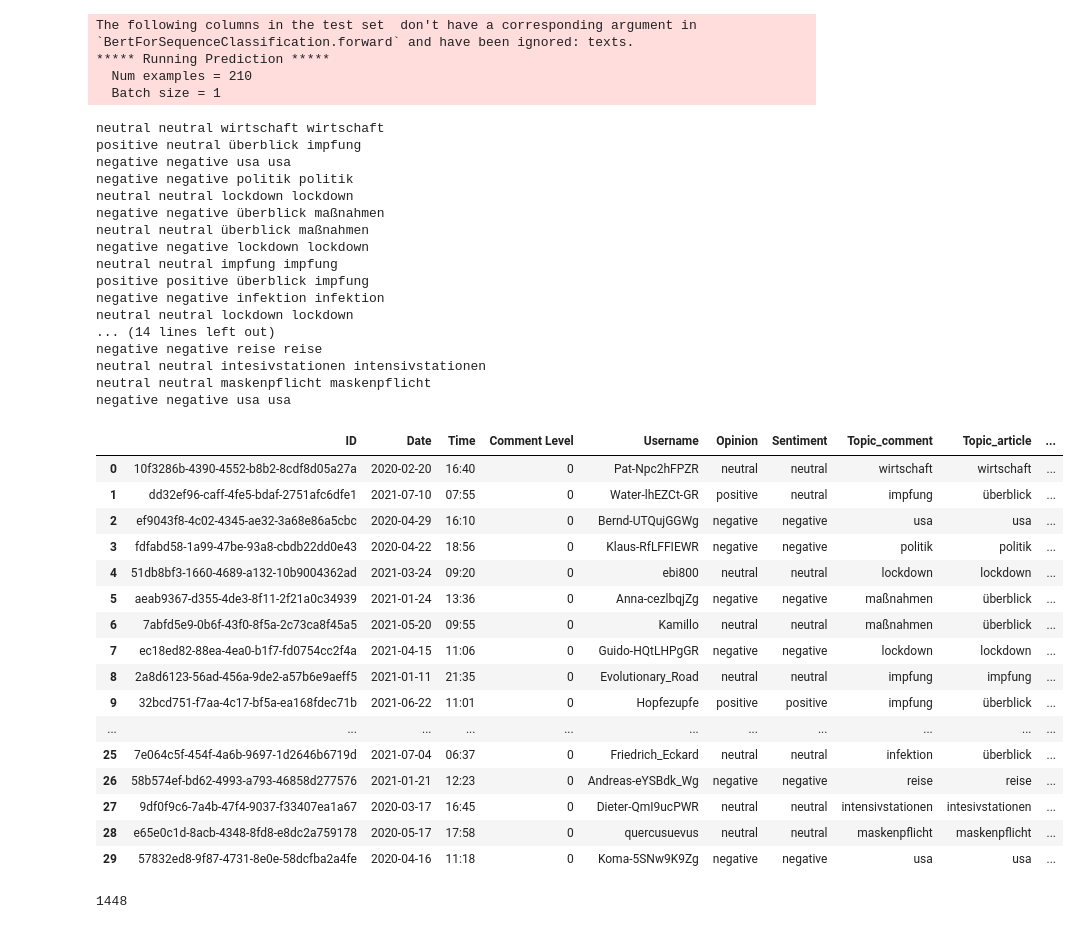
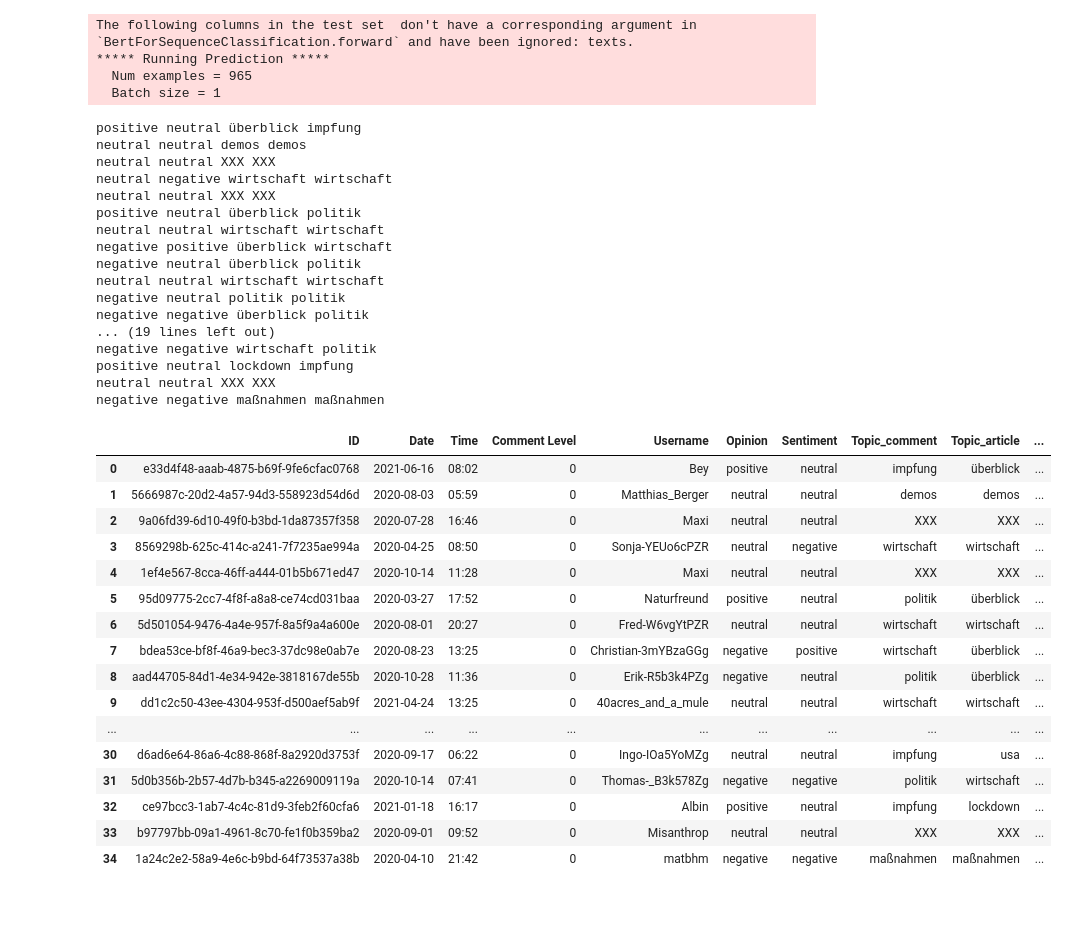
Before and after one commit to KirchnerS/Masterarbeit, a Jupyter notebook: active_learning.ipynb, the cells around one changed output. Saved outputs shown, nothing was run; the diff lists cells and outputs as text; code cells hidden in the pictures.

```diff
--- a/active_learning.ipynb
+++ b/active_learning.ipynb
@@ -69,7 +69,7 @@ def get_new_sample_active_learning(number_of_comments):
 
     ### Check if we already have active learned comments that we annotated
     if os.path.isfile('annotated_data/active_learning_comments.csv'):
-        progress_csv =pd.read_csv("annotated_data/active_learning_comments.csv",names=["ID", "Date", "Time", "Comment Level", "Username", "Opinion", "Sentiment", "topic_comment", "Topic_article", "Comment"], encoding="utf-8-sig", header=None)
+        progress_csv =pd.read_csv("annotated_data/active_learning_comments.csv",names=["ID", "Date", "Time", "Comment Level", "Username", "Opinion", "Sentiment", "topic_comment", "Topic_article", "Comment", "Method"], encoding="utf-8-sig", header=None)
 
 
     ### Stores comments as string that we already have in active learning csv
@@ -96,7 +96,7 @@ def get_new_sample_active_learning(number_of_comments):
     texte_ds= Dataset.from_dict(texte)
     tokenized_text = texte_ds.map(preprocess_function, batched=True)
     entropies = calculate_entropy(trainer.predict(tokenized_text).predictions)
-    indexes = torch.topk(entropies, int(number_of_comments/10)).indices
+    indexes = torch.topk(entropies, int(35)).indices
 
     # if os.path.isfile('annotated_data/active_learning_comments.csv'):
     #     progress_csv =pd.read_csv("annotated_data/active_learning_comments.csv",names=["ID", "Date", "Time", "Comment Level", "Username", "Opinion", "Sentiment", "topic_comment", "Topic_article", "Comment"], encoding="utf-8-sig", header=None)
@@ -144,6 +144,6 @@ def get_new_sample_active_learning(number_of_comments):
 # %%
 ### Takes n/10 comments with highest entropy from n pool of comments
 
-get_new_sample_active_learning(300)
+get_new_sample_active_learning(1000)
 # %% [output]
 |  | ID | Date | Time | Comment Level | Username | Opinion | Sentiment | topic_comment | Topic_article | ... |
@@ -166,42 +166,38 @@ get_new_sample_active_learning(300)
 The following columns in the test set  don't have a corresponding argument in `BertForSequenceClassification.forward` and have been ignored: texts.
 ***** Running Prediction *****
-  Num examples = 210
+  Num examples = 965
   Batch size = 1
+positive neutral überblick impfung
+neutral neutral demos demos
+neutral neutral XXX XXX
+neutral negative wirtschaft wirtschaft
+neutral neutral XXX XXX
+positive neutral überblick politik
 neutral neutral wirtschaft wirtschaft
-positive neutral überblick impfung
-negative negative usa usa
-negative negative politik politik
-neutral neutral lockdown lockdown
-negative negative überblick maßnahmen
-neutral neutral überblick maßnahmen
-negative negative lockdown lockdown
-neutral neutral impfung impfung
-positive positive überblick impfung
-negative negative infektion infektion
-neutral neutral lockdown lockdown
-... (14 lines left out)
-negative negative reise reise
-neutral neutral intesivstationen intensivstationen
-neutral neutral maskenpflicht maskenpflicht
-negative negative usa usa
+negative positive überblick wirtschaft
+negative neutral überblick politik
+neutral neutral wirtschaft wirtschaft
+negative neutral politik politik
+negative negative überblick politik
+... (19 lines left out)
+negative negative wirtschaft politik
+positive neutral lockdown impfung
+neutral neutral XXX XXX
+negative negative maßnahmen maßnahmen
 |  | ID | Date | Time | Comment Level | Username | Opinion | Sentiment | Topic_comment | Topic_article | ... |
-| 0 | 10f3286b-4390-4552-b8b2-8cdf8d05a27a | 2020-02-20 | 16:40 | 0 | Pat-Npc2hFPZR | neutral | neutral | wirtschaft | wirtschaft | ... |
-| 1 | dd32ef96-caff-4fe5-bdaf-2751afc6dfe1 | 2021-07-10 | 07:55 | 0 | Water-lhEZCt-GR | positive | neutral | impfung | überblick | ... |
-| 2 | ef9043f8-4c02-4345-ae32-3a68e86a5cbc | 2020-04-29 | 16:10 | 0 | Bernd-UTQujGGWg | negative | negative | usa | usa | ... |
-| 3 | fdfabd58-1a99-47be-93a8-cbdb22dd0e43 | 2020-04-22 | 18:56 | 0 | Klaus-RfLFFIEWR | negative | negative | politik | politik | ... |
-| 4 | 51db8bf3-1660-4689-a132-10b9004362ad | 2021-03-24 | 09:20 | 0 | ebi800 | neutral | neutral | lockdown | lockdown | ... |
-| 5 | aeab9367-d355-4de3-8f11-2f21a0c34939 | 2021-01-24 | 13:36 | 0 | Anna-cezlbqjZg | negative | negative | maßnahmen | überblick | ... |
-| 6 | 7abfd5e9-0b6f-43f0-8f5a-2c73ca8f45a5 | 2021-05-20 | 09:55 | 0 | Kamillo | neutral | neutral | maßnahmen | überblick | ... |
-| 7 | ec18ed82-88ea-4ea0-b1f7-fd0754cc2f4a | 2021-04-15 | 11:06 | 0 | Guido-HQtLHPgGR | negative | negative | lockdown | lockdown | ... |
-| 8 | 2a8d6123-56ad-456a-9de2-a57b6e9aeff5 | 2021-01-11 | 21:35 | 0 | Evolutionary_Road | neutral | neutral | impfung | impfung | ... |
-| 9 | 32bcd751-f7aa-4c17-bf5a-ea168fdec71b | 2021-06-22 | 11:01 | 0 | Hopfezupfe | positive | positive | impfung | überblick | ... |
+| 0 | e33d4f48-aaab-4875-b69f-9fe6cfac0768 | 2021-06-16 | 08:02 | 0 | Bey | positive | neutral | impfung | überblick | ... |
+| 1 | 5666987c-20d2-4a57-94d3-558923d54d6d | 2020-08-03 | 05:59 | 0 | Matthias_Berger | neutral | neutral | demos | demos | ... |
+| 2 | 9a06fd39-6d10-49f0-b3bd-1da87357f358 | 2020-07-28 | 16:46 | 0 | Maxi | neutral | neutral | XXX | XXX | ... |
+| 3 | 8569298b-625c-414c-a241-7f7235ae994a | 2020-04-25 | 08:50 | 0 | Sonja-YEUo6cPZR | neutral | negative | wirtschaft | wirtschaft | ... |
+| 4 | 1ef4e567-8cca-46ff-a444-01b5b671ed47 | 2020-10-14 | 11:28 | 0 | Maxi | neutral | neutral | XXX | XXX | ... |
+| 5 | 95d09775-2cc7-4f8f-a8a8-ce74cd031baa | 2020-03-27 | 17:52 | 0 | Naturfreund | positive | neutral | politik | überblick | ... |
+| 6 | 5d501054-9476-4a4e-957f-8a5f9a4a600e | 2020-08-01 | 20:27 | 0 | Fred-W6vgYtPZR | neutral | neutral | wirtschaft | wirtschaft | ... |
+| 7 | bdea53ce-bf8f-46a9-bec3-37dc98e0ab7e | 2020-08-23 | 13:25 | 0 | Christian-3mYBzaGGg | negative | positive | wirtschaft | überblick | ... |
+| 8 | aad44705-84d1-4e34-942e-3818167de55b | 2020-10-28 | 11:36 | 0 | Erik-R5b3k4PZg | negative | neutral | politik | überblick | ... |
+| 9 | dd1c2c50-43ee-4304-953f-d500aef5ab9f | 2021-04-24 | 13:25 | 0 | 40acres_and_a_mule | neutral | neutral | wirtschaft | wirtschaft | ... |
 | ... | ... | ... | ... | ... | ... | ... | ... | ... | ... | ... |
-| 25 | 7e064c5f-454f-4a6b-9697-1d2646b6719d | 2021-07-04 | 06:37 | 0 | Friedrich_Eckard | neutral | neutral | infektion | überblick | ... |
-| 26 | 58b574ef-bd62-4993-a793-46858d277576 | 2021-01-21 | 12:23 | 0 | Andreas-eYSBdk_Wg | negative | negative | reise | reise | ... |
-| 27 | 9df0f9c6-7a4b-47f4-9037-f33407ea1a67 | 2020-03-17 | 16:45 | 0 | Dieter-QmI9ucPWR | neutral | neutral | intensivstationen | intesivstationen | ... |
-| 28 | e65e0c1d-8acb-4348-8fd8-e8dc2a759178 | 2020-05-17 | 17:58 | 0 | quercusuevus | neutral | neutral | maskenpflicht | maskenpflicht | ... |
-| 29 | 57832ed8-9f87-4731-8e0e-58dcfba2a4fe | 2020-04-16 | 11:18 | 0 | Koma-5SNw9K9Zg | negative | negative | usa | usa | ... |
+| 30 | d6ad6e64-86a6-4c88-868f-8a2920d3753f | 2020-09-17 | 06:22 | 0 | Ingo-IOa5YoMZg | neutral | neutral | impfung | usa | ... |
+| 31 | 5d0b356b-2b57-4d7b-b345-a2269009119a | 2020-10-14 | 07:41 | 0 | Thomas-_B3k578Zg | negative | negative | politik | wirtschaft | ... |
+| 32 | ce97bcc3-1ab7-4c4c-81d9-3feb2f60cfa6 | 2021-01-18 | 16:17 | 0 | Albin | positive | neutral | impfung | lockdown | ... |
+| 33 | b97797bb-09a1-4961-8c70-fe1f0b359ba2 | 2020-09-01 | 09:52 | 0 | Misanthrop | neutral | neutral | XXX | XXX | ... |
+| 34 | 1a24c2e2-58a9-4e6c-b9bd-64f73537a38b | 2020-04-10 | 21:42 | 0 | matbhm | negative | negative | maßnahmen | maßnahmen | ... |
-# %%
-x
-# %% [output]
-1448
```
Also changed, not shown: parts of 4 cells of this notebook, 5 other files.
